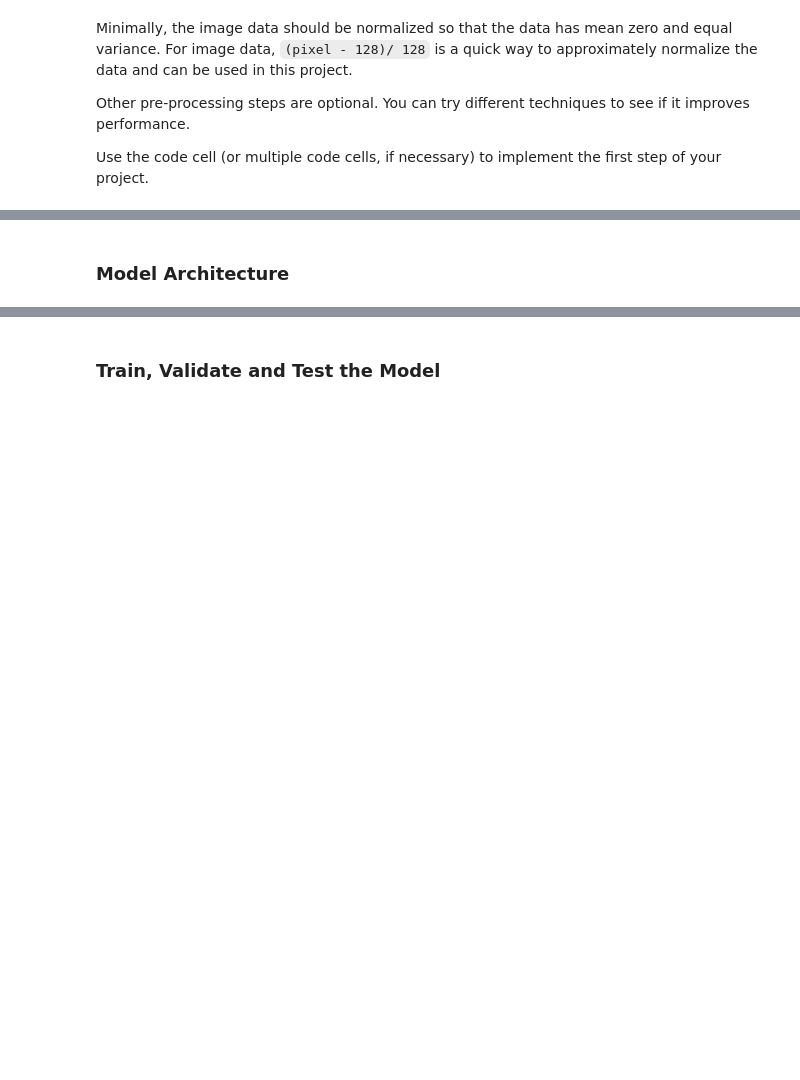
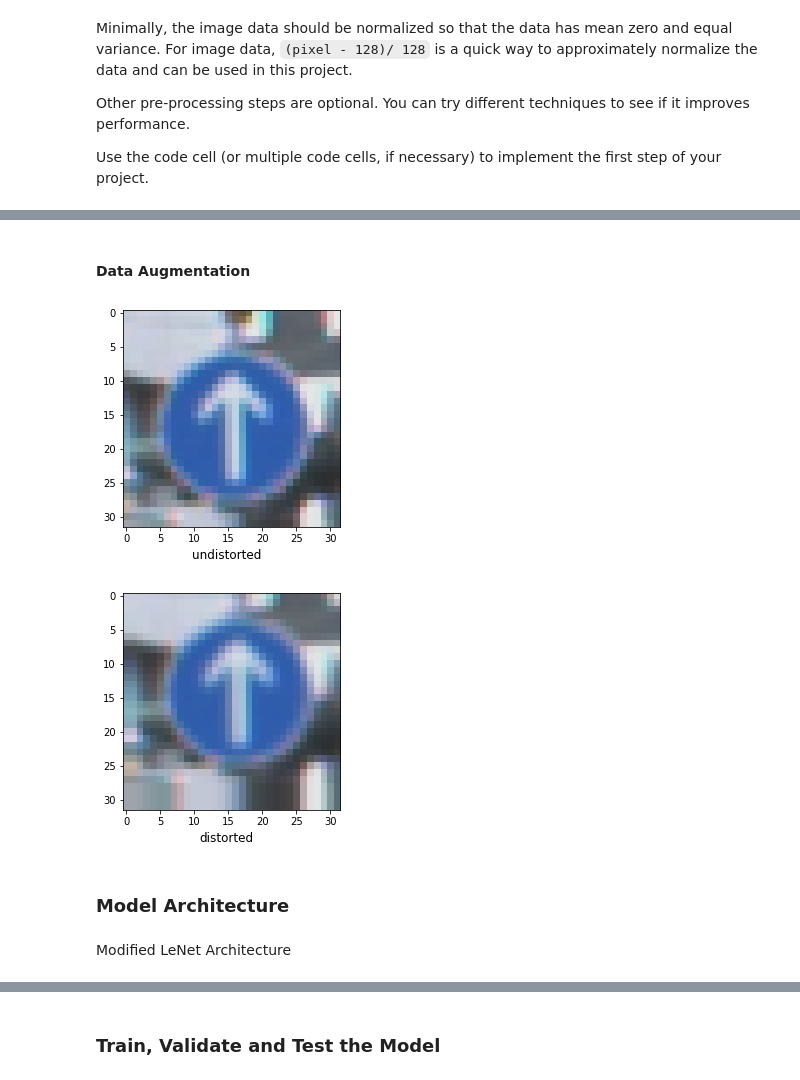
Before and after one commit to evanfebrianto/Traffic-Sign-Classifier-Project, a Jupyter notebook: Traffic_Sign_Classifier.ipynb, the cells around one changed output, grey strips where cells are left out. Cells and saved outputs as stored; diff of their text form; code cells hidden in the pictures; blank space fills up the shorter version.

```diff
--- a/Traffic_Sign_Classifier.ipynb
+++ b/Traffic_Sign_Classifier.ipynb
@@ -206,2 +220,51 @@ Use the code cell (or multiple code cells, if necessary) to implement the first
+# %% [markdown]
+#### Data Augmentation
+# %%
+from skimage import transform
+from skimage.transform import SimilarityTransform
+from skimage.transform import warp
+import os
+
+def distort(img):
+    shift_y, shift_x = np.array(img.shape[:2]) / 2.
+
+    shift = SimilarityTransform(translation=[-shift_x, -shift_y])
+    tf = SimilarityTransform(
+        rotation=np.deg2rad(random.uniform(-5.0, 5.0)),
+        scale=random.uniform(0.9, 1.1),
+        translation=(random.uniform(-0.1, 0.1)*img.shape[0], random.uniform(-0.1, 0.1)*img.shape[1])
+    )
+    shift_inv = SimilarityTransform(translation=[shift_x, shift_y])
+
+    return warp(img, (shift + (tf + shift_inv)).inverse, mode='edge')
+
+def distort_all(images):
+    res = np.empty_like(images)
+    for i in range(images.shape[0]):
+        res[i] = distort(images[i])
+    return res
+
+# Sample images to show
+i = np.random.randint(0, n_train)
+plt.imshow(X_train[i], cmap='gray')
+plt.suptitle('undistorted', y=0.05)
+plt.show()
+plt.imshow(distort(X_train[i]), cmap='gray')
+plt.suptitle('distorted', y=0.05)
+plt.show()
+
+force_redo_augmentation = False
+aug_file_name = 'augmented.p'
+if (not os.path.isfile(aug_file_name)) or force_redo_augmentation:
+    print("Augmenting...")
+    X_train = np.concatenate((X_train, distort_all(X_train), distort_all(X_train)))
+    y_train = np.concatenate((y_train, y_train, y_train))
+    print("completed")
+    pickle.dump((X_train, y_train), open(aug_file_name, "wb"))
+else:
+    (X_train, y_train) = pickle.load(open(aug_file_name, "rb"))
+# %% [output]
+[figure, added]
+[figure, added]
 # %% [markdown]
 ### Model Architecture
@@ -210,0 +271,2 @@ Use the code cell (or multiple code cells, if necessary) to implement the first
+# %% [markdown]
+Modified LeNet Architecture
```
Also changed, not shown: parts of 13 cells of this notebook, 1 other file.
